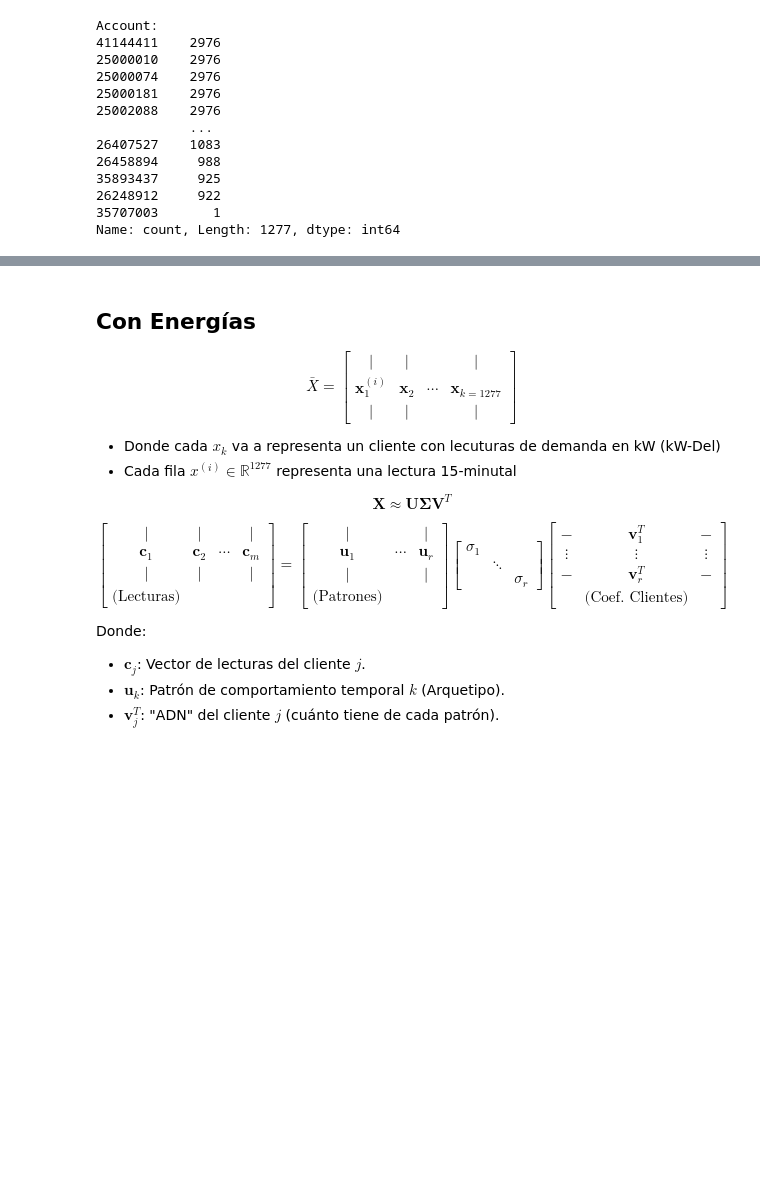
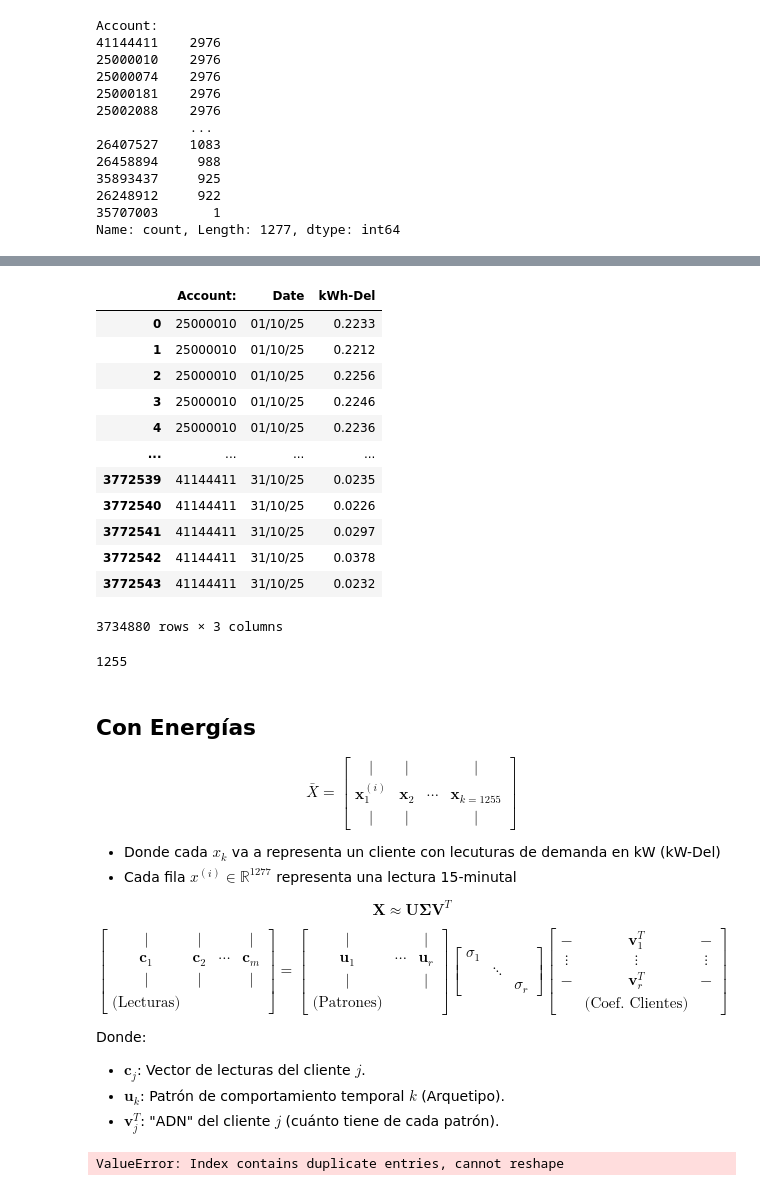
Before and after one commit to Jossimmar/DataDrivenAplications-ElectricMeter, a Jupyter notebook: notebooks/SVD_ElectricMeters.ipynb, the cells around one changed output, grey strips where cells are left out. Cells and saved outputs as stored; diff of their text form; code cells hidden in the pictures; blank space fills up the shorter version.

Commit message:
Limpieza de Datos e intento de generar mi matiz X, resultó ser mas complejo de lo que creí, pero me sirve de práctica

```diff
--- a/notebooks/SVD_ElectricMeters.ipynb
+++ b/notebooks/SVD_ElectricMeters.ipynb
@@ -202,0 +229,4 @@ Name: count, dtype: int64
+# %%
+clientes_incompletos = conteo[conteo != 2976]
+clientes_incompletos
+#Se ve que son 22 clientes
@@ -203,9 +251,48 @@ Name: count, dtype: int64
+# %%
+# Removemos clientes con datos incompletos :
+
+#Paso 1: Extraigo los id's de los clientes con datos incompletos
+clientes_a_eliminar= clientes_incompletos.index
+#Extraigo la lista del indice porque el df tiene indexado los Account
+
+
+
+#Paso 2: Mascara Booleana
+mask=c_df_ener['Account:'].isin(clientes_a_eliminar)
+#Mapea cada fila y verifica si ese acount esta en el DF principal
+#Me una tabla con verdadero para cada cliente que hay que eliminar
+
+
+#Paso 3: Aplico la mascara con el ~ para eliminar los de la lista negra para volverlo FALSO y eliminarlo
+# de la lista...
+
+c_df_ener_clean=c_df_ener[~mask]
+
+c_df_ener_clean
+# %% [output]
+|  | Account: | Date | kWh-Del |
+| 0 | 25000010 | 01/10/25 | 0.2233 |
+| 1 | 25000010 | 01/10/25 | 0.2212 |
+| 2 | 25000010 | 01/10/25 | 0.2256 |
+| 3 | 25000010 | 01/10/25 | 0.2246 |
+| 4 | 25000010 | 01/10/25 | 0.2236 |
+| ... | ... | ... | ... |
+| 3772539 | 41144411 | 31/10/25 | 0.0235 |
+| 3772540 | 41144411 | 31/10/25 | 0.0226 |
+| 3772541 | 41144411 | 31/10/25 | 0.0297 |
+| 3772542 | 41144411 | 31/10/25 | 0.0378 |
+| 3772543 | 41144411 | 31/10/25 | 0.0232 |
+3734880 rows × 3 columns
+# %%
+len(c_df_ener_clean['Account:'].unique()) #Numero de clientes a procesar 1255
+# %% [output]
+1255
 # %% [markdown]
 ## Con Energías
 $$\bar{X} =
 \begin{bmatrix}
 \mid & \mid &        & \mid \\
-\mathbf{x}_1^{(i)} & \mathbf{x}_2 & \cdots & \mathbf{x}_{k=1277} \\
+\mathbf{x}_1^{(i)} & \mathbf{x}_2 & \cdots & \mathbf{x}_{k=1255} \\
 \mid & \mid &        & \mid
 \end{bmatrix} $$
 - Donde cada $x_k$ va a representa un cliente con lecuturas de demanda en kW (kW-Del)
@@ -250,3 +337,10 @@ Donde:
 * $\mathbf{v}_j^T$: "ADN" del cliente $j$ (cuánto tiene de cada patrón).
 # %%
 # Doy forma a mi dataframe y lo convierto a dato de numpy para procesar el algoritmo de SVD
+
+#Genero mi matriz X
+
+X = c_df_ener_clean.pivot(index='Date', columns='Account:', values='kWh-Del')
+X
+# %% [output]
+ValueError: Index contains duplicate entries, cannot reshape
```
Also changed, not shown: parts of 7 cells of this notebook.
